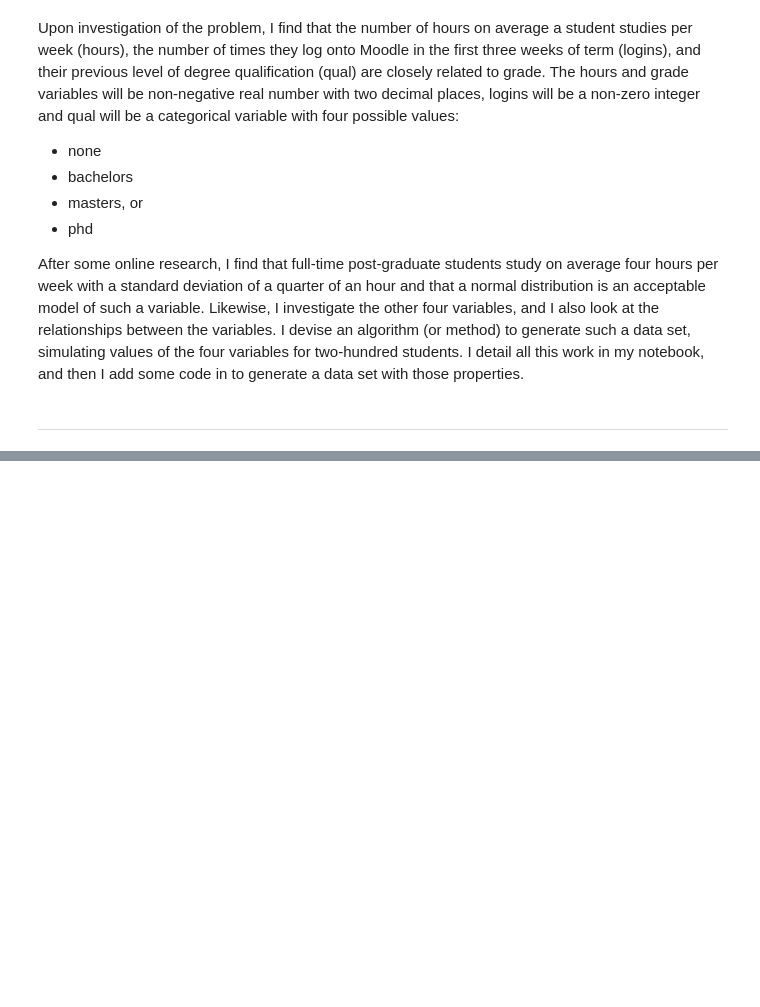
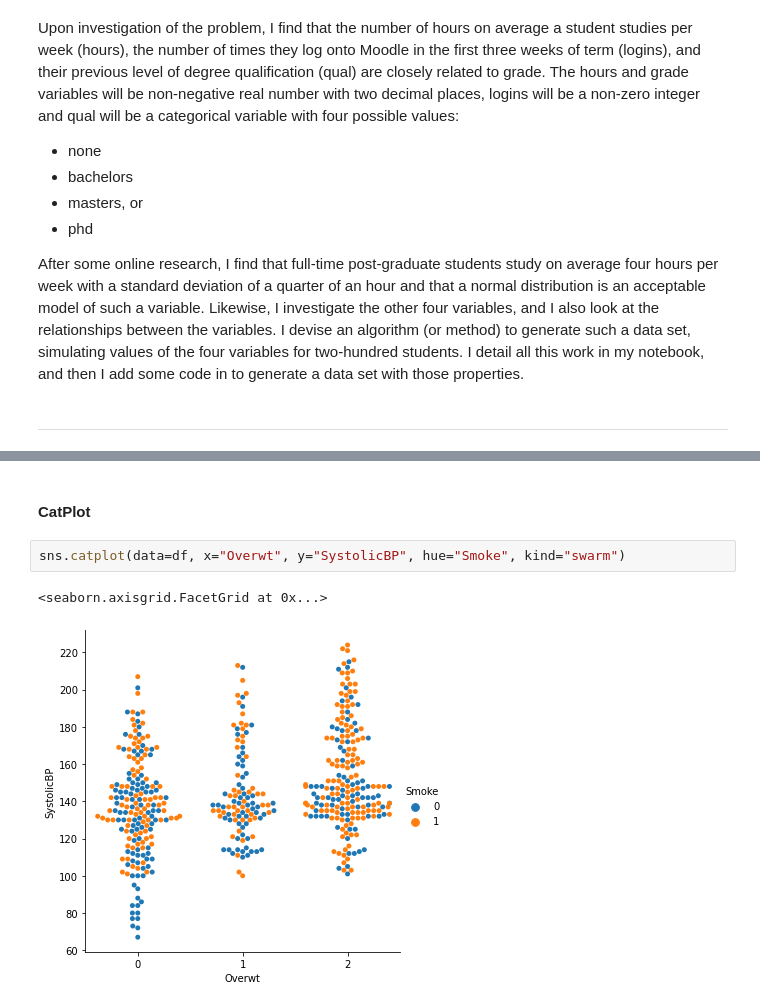
Before and after one commit to jonkavana/PODA-Simulation-2020, a Jupyter notebook: Phenomenon Simulated Data.ipynb, the cells around one changed output, grey strips where cells are left out. Cells and saved outputs as stored; diff of their text form; blank space fills up the shorter version.

```diff
--- a/Phenomenon Simulated Data.ipynb
+++ b/Phenomenon Simulated Data.ipynb
@@ -36,0 +142,7 @@ ___
+# %% [markdown]
+#### CatPlot
+# %%
+sns.catplot(data=df, x="Overwt", y="SystolicBP", hue="Smoke", kind="swarm")
+# %% [output]
+<seaborn.axisgrid.FacetGrid at 0x...>
+[figure, added]
```
Also changed, not shown: parts of 25 cells of this notebook.
